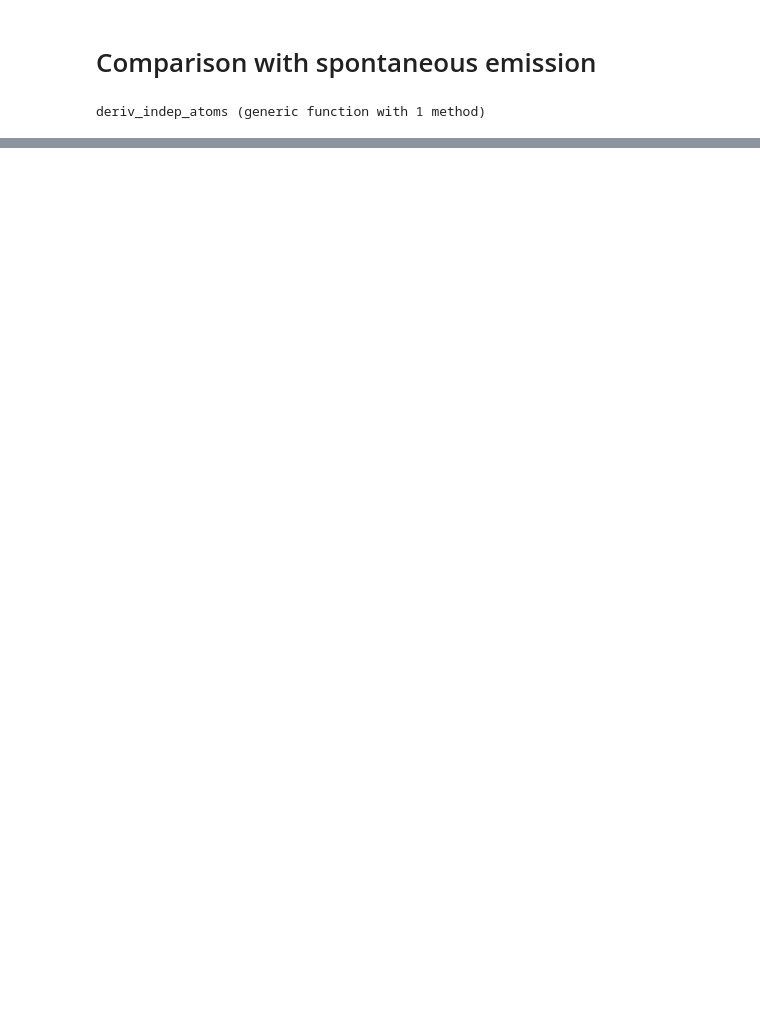
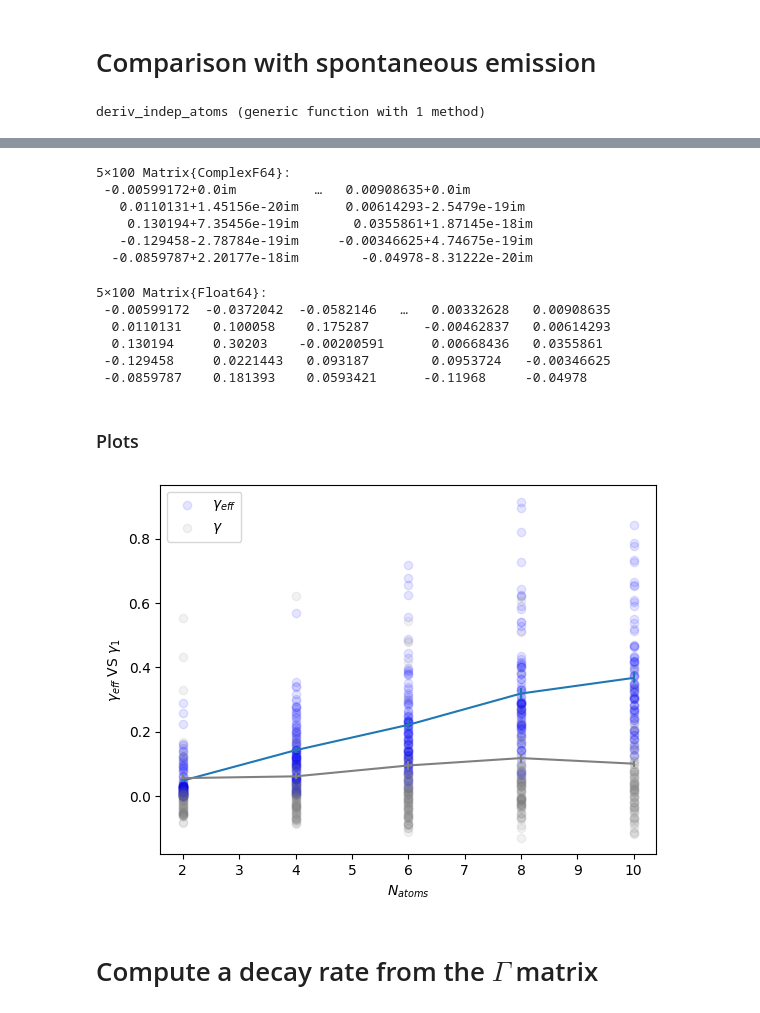
Before and after one commit to DolbeaultRemy/SR_droplets, a Jupyter notebook: QuantumCumulants/Model16/Plot_results.ipynb, the cells around one changed output, grey strips where cells are left out. Saved outputs shown, nothing was run; the diff lists cells and outputs as text; code cells hidden in the pictures; blank space fills up the shorter version.

```diff
--- a/QuantumCumulants/Model16/Plot_results.ipynb
+++ b/QuantumCumulants/Model16/Plot_results.ipynb
@@ -278,0 +403,62 @@ pygui(false); gcf();
+# %%
+decay_rate_independant_eq_indep_weighted = zeros(ComplexF64, (length(N_list), r))
+
+for (i, N) in enumerate(N_list)
+    @load "op_list/op_list_$N.jdl2" op_list
+    for j in 1:length(popup_t_N[i])
+        if j ∉ nbr_error_t_N[i]
+            sol_SS = sol_t_N[i][j][end]
+
+            decay_rate_independant_eq_indep_weighted[i, j] += 2*γ*sum(sol_SS[a] for a = 1:N)
+            decay_rate_independant_eq_indep_weighted[i, j] -= 2*Ω_RO*sum([imag(sol_SS[a]) for a = N+1:2*N])
+
+        end
+    end
+end
+decay_rate_independant_eq_indep_weighted
+# %% [output]
+5×100 Matrix{ComplexF64}:
+ -0.00599172+0.0im          …   0.00908635+0.0im
+   0.0110131+1.45156e-20im      0.00614293-2.5479e-19im
+    0.130194+7.35456e-19im       0.0355861+1.87145e-18im
+   -0.129458-2.78784e-19im     -0.00346625+4.74675e-19im
+  -0.0859787+2.20177e-18im        -0.04978-8.31222e-20im
+# %%
+decay_rate_independant_eq_indep_weighted = real.(decay_rate_independant_eq_indep_weighted)
+# %% [output]
+5×100 Matrix{Float64}:
+ -0.00599172  -0.0372042  -0.0582146   …   0.00332628   0.00908635
+  0.0110131    0.100058    0.175287       -0.00462837   0.00614293
+  0.130194     0.30203    -0.00200591      0.00668436   0.0355861
+ -0.129458     0.0221443   0.093187        0.0953724   -0.00346625
+ -0.0859787    0.181393    0.0593421      -0.11968     -0.04978
+# %% [markdown]
+### Plots
+# %%
+close("all")
+fig = subplots()
+
+errorbar(N_list, [mean(decay_rate_interactions_eq_indep_weighted[i, :][decay_rate_interactions_eq_indep_weighted[i, :] .> 0]) for i in 1:size(decay_rate_interactions_eq_indep_weighted)[1]], yerr=[std(decay_rate_interactions_eq_indep_weighted[i, :][decay_rate_interactions_eq_indep_weighted[i, :] .> 0])/sqrt(r) for i in 1:size(decay_rate_interactions_eq_indep_weighted)[1]])
+errorbar(N_list, [mean(decay_rate_independant_eq_indep_weighted[i, :][decay_rate_independant_eq_indep_weighted[i, :] .> 0]) for i in 1:size(decay_rate_independant_eq_indep_weighted)[1]], yerr=[std(decay_rate_independant_eq_indep_weighted[i, :][decay_rate_independant_eq_indep_weighted[i, :] .> 0])/sqrt(r) for i in 1:size(decay_rate_independant_eq_indep_weighted)[1]], color="grey")
+
+for i in 1:length(N_list)
+    for j in 1:r
+        if j ∉ nbr_error_t_N[i]
+            scatter(N_list[i], decay_rate_interactions_eq_indep_weighted[i, j], color="blue", alpha=0.1)
+            scatter(N_list[i], decay_rate_independant_eq_indep_weighted[i, j], color="grey", alpha=0.1)
+        end
+    end
+end
+
+legend([L"\gamma_{eff}", L"γ"])
+xlabel(L"N_{atoms}")
+ylabel(L"$\gamma_{eff}$ VS $\gamma_1$")
+
+# hlines(1, N_list[1], N_list[end], linestyle="--", color="grey")
+# ylim(0, 1.5)
+# pygui(true); show()
+pygui(false);
+# %% [output]
+[figure, added]
+# %% [markdown]
+# Compute a decay rate from the $\Gamma$ matrix
```
Also changed, not shown: parts of 28 cells of this notebook, 18 other files.
